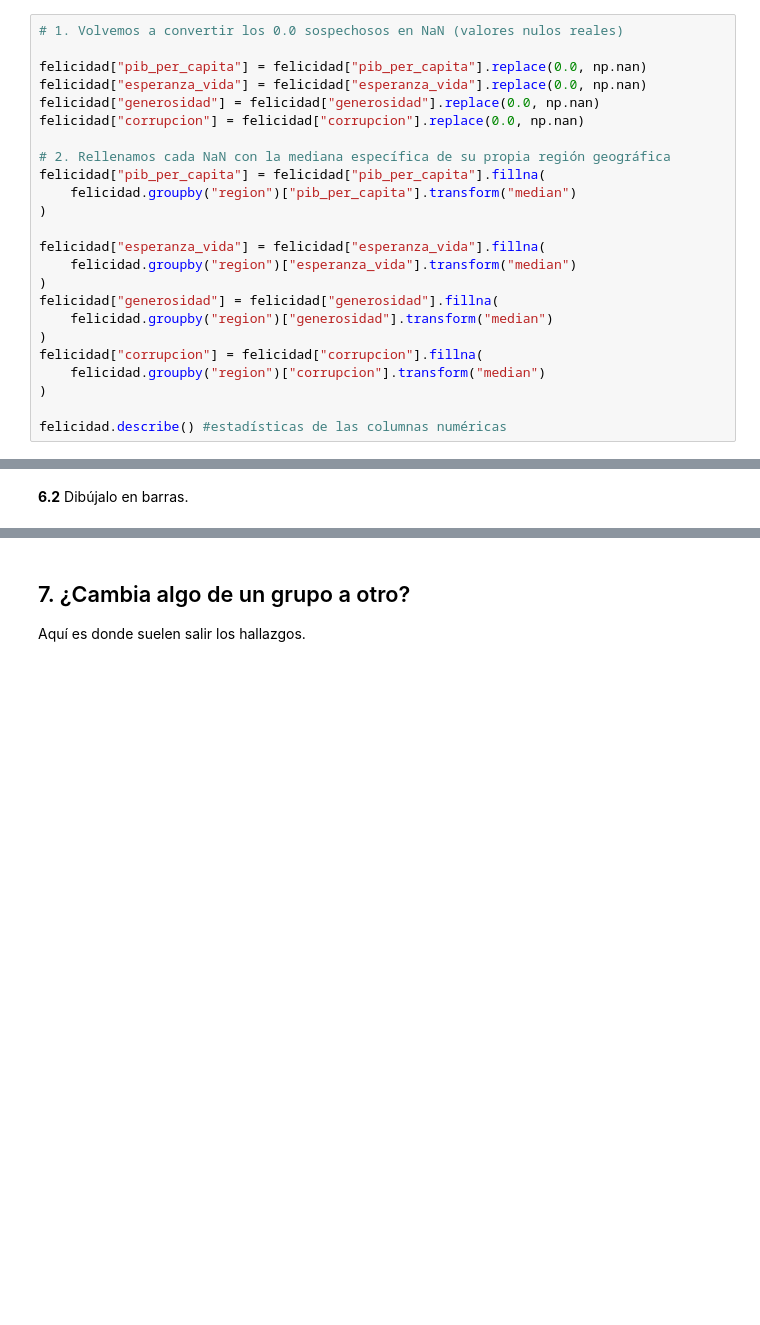
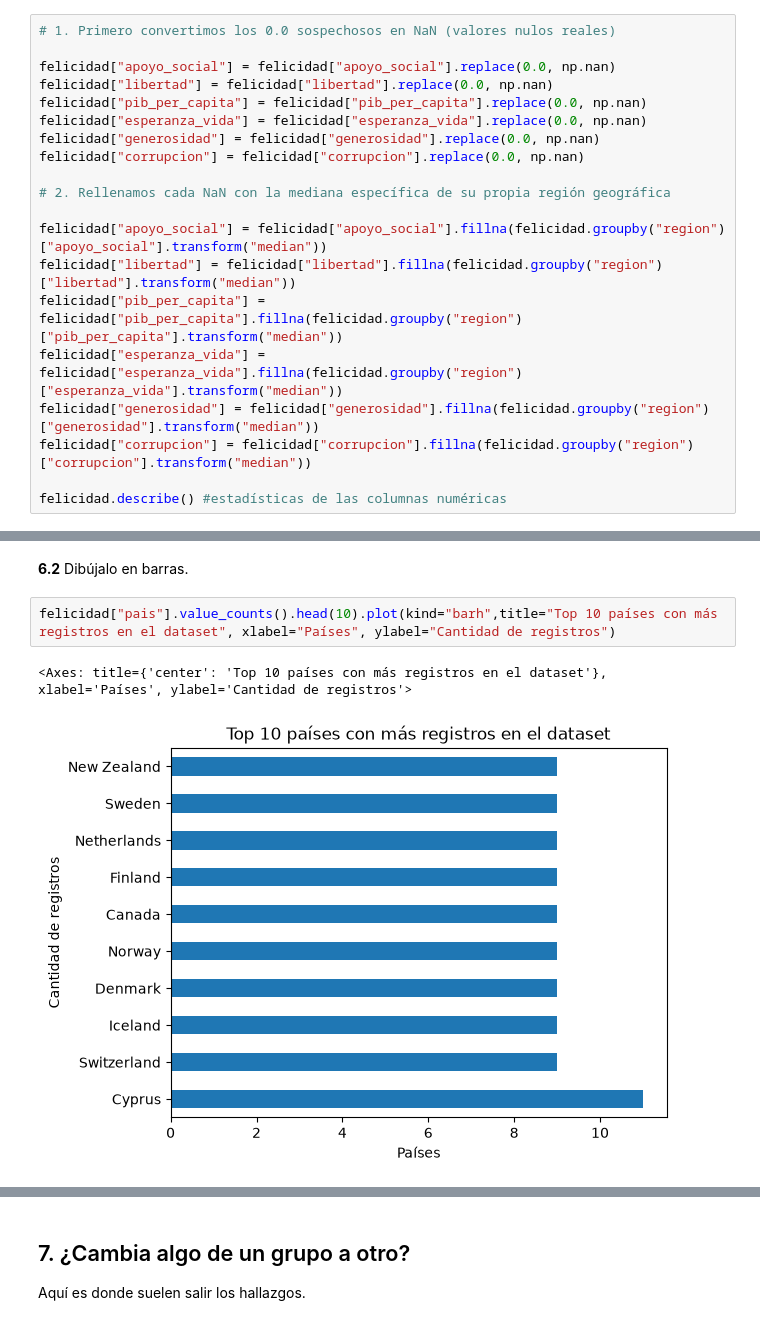
Before and after one commit to jonvaque69-cmyk/Proyecto-M-1, a Jupyter notebook: felicidadpm1.ipynb, the cells around one changed output, grey strips where cells are left out. Drawn from its saved outputs; the diff is of its cells as text; blank space fills up the shorter version.

```diff
--- a/felicidadpm1.ipynb
+++ b/felicidadpm1.ipynb
@@ -251,27 +223,23 @@ corrupcion              10
 año                      0
 dtype: int64
 # %%
-# 1. Volvemos a convertir los 0.0 sospechosos en NaN (valores nulos reales)
+# 1. Primero convertimos los 0.0 sospechosos en NaN (valores nulos reales)
 
+felicidad["apoyo_social"] = felicidad["apoyo_social"].replace(0.0, np.nan)
+felicidad["libertad"] = felicidad["libertad"].replace(0.0, np.nan)
 felicidad["pib_per_capita"] = felicidad["pib_per_capita"].replace(0.0, np.nan)
 felicidad["esperanza_vida"] = felicidad["esperanza_vida"].replace(0.0, np.nan)
 felicidad["generosidad"] = felicidad["generosidad"].replace(0.0, np.nan)
 felicidad["corrupcion"] = felicidad["corrupcion"].replace(0.0, np.nan)
 
 # 2. Rellenamos cada NaN con la mediana específica de su propia región geográfica
-felicidad["pib_per_capita"] = felicidad["pib_per_capita"].fillna(
-    felicidad.groupby("region")["pib_per_capita"].transform("median")
-)
 
-felicidad["esperanza_vida"] = felicidad["esperanza_vida"].fillna(
-    felicidad.groupby("region")["esperanza_vida"].transform("median")
-)
-felicidad["generosidad"] = felicidad["generosidad"].fillna(
-    felicidad.groupby("region")["generosidad"].transform("median")
-)
-felicidad["corrupcion"] = felicidad["corrupcion"].fillna(
-    felicidad.groupby("region")["corrupcion"].transform("median")
-)
+felicidad["apoyo_social"] = felicidad["apoyo_social"].fillna(felicidad.groupby("region")["apoyo_social"].transform("median"))
+felicidad["libertad"] = felicidad["libertad"].fillna(felicidad.groupby("region")["libertad"].transform("median"))
+felicidad["pib_per_capita"] = felicidad["pib_per_capita"].fillna(felicidad.groupby("region")["pib_per_capita"].transform("median"))
+felicidad["esperanza_vida"] = felicidad["esperanza_vida"].fillna(felicidad.groupby("region")["esperanza_vida"].transform("median"))
+felicidad["generosidad"] = felicidad["generosidad"].fillna(felicidad.groupby("region")["generosidad"].transform("median"))
+felicidad["corrupcion"] = felicidad["corrupcion"].fillna(felicidad.groupby("region")["corrupcion"].transform("median"))
 
 felicidad.describe() #estadísticas de las columnas numéricas
 # %% [output]
@@ -376,3 +384,8 @@ Cuántas filas hay de cada tipo.
 # %% [markdown]
 **6.2** Dibújalo en barras.
+# %%
+felicidad["pais"].value_counts().head(10).plot(kind="barh",title="Top 10 países con más registros en el dataset", xlabel="Países", ylabel="Cantidad de registros")
+# %% [output]
+<Axes: title={'center': 'Top 10 países con más registros en el dataset'}, xlabel='Países', ylabel='Cantidad de registros'>
+[figure, added]
 # %% [markdown]
```
Also changed, not shown: parts of 25 cells of this notebook, 3 other files.
